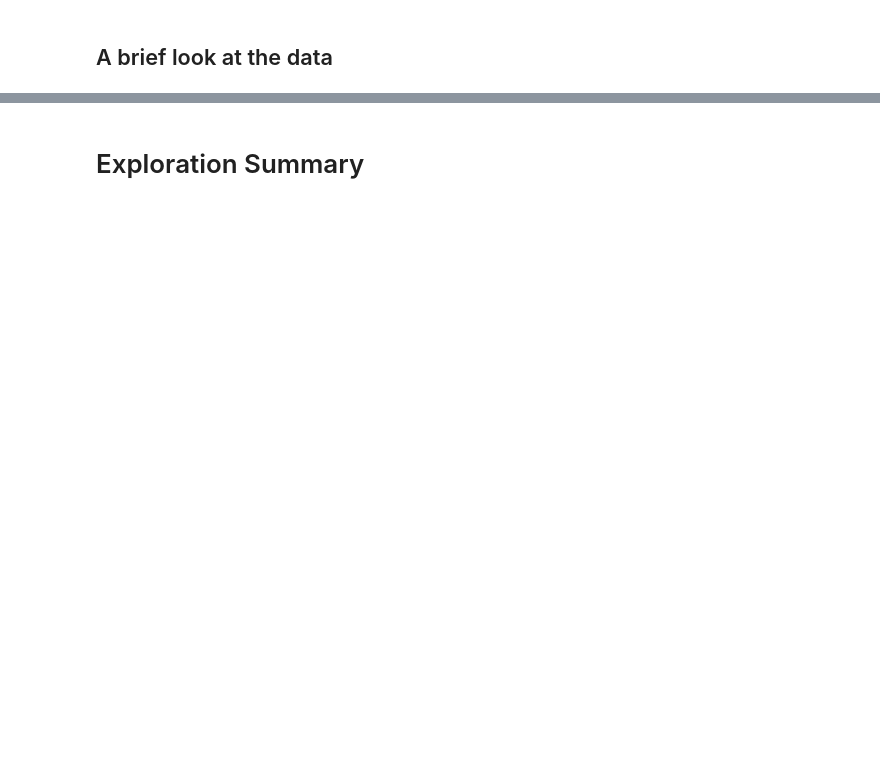
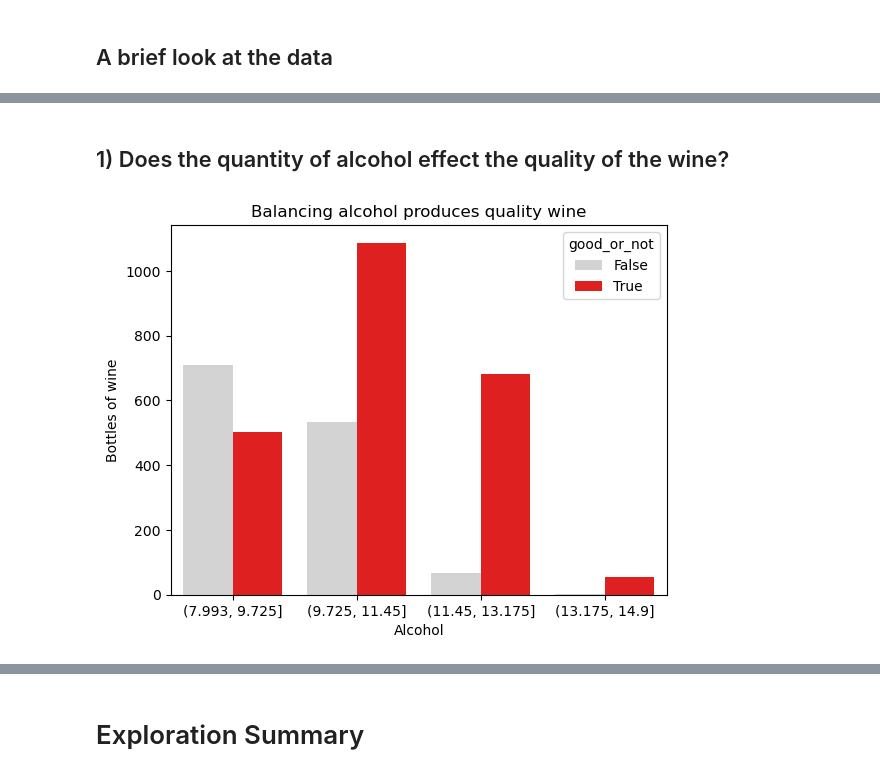
Before and after one commit to Fine-Wine/clustering-project-wine, a Jupyter notebook: clustering_project_final.ipynb, the cells around one changed output, grey strips where cells are left out. Saved outputs shown, nothing was run; the diff lists cells and outputs as text; code cells hidden in the pictures; blank space fills up the shorter version.

```diff
--- a/clustering_project_final.ipynb
+++ b/clustering_project_final.ipynb
@@ -21,30 +21,30 @@ from scipy import stats
 import math
 from math import sqrt
 import random
+from itertools import combinations
 
-#sklearn imports
+#sklearn and scipy imports
 from sklearn.model_selection import train_test_split
 import sklearn.preprocessing
 from sklearn.feature_selection import SelectKBest, f_regression, RFE
 from sklearn.linear_model import LinearRegression
 from sklearn.preprocessing import MinMaxScaler
 from sklearn.impute import SimpleImputer
-from sklearn.metrics import mean_squared_error
-from sklearn.linear_model import LassoLars
-from sklearn.preprocessing import PolynomialFeatures
-from sklearn.linear_model import TweedieRegressor
+from sklearn.cluster import KMeans
+from scipy.stats import ttest_1samp
 
 #custom imports
 
-import acquire
-# import prepare
+import acquire as a
+import prepare as p
+import new_lib as nl
 
 #filter out any noisy warning flags
 import warnings
 warnings.filterwarnings('ignore')
 
 # setting the seed
-a = random.seed(123)
+seed = random.seed(123)
 # %% [markdown]
 # Acquire
 
@@ -56,4 +56,4 @@ a = random.seed(123)
 - Each column represents information about the red or white wine
 # %%
 # Acquire Step
-wine_df = acquire.get_wine_data()
+wine = a.acquire_wine()
@@ -74,2 +74,6 @@ train, validate, test = prepare.prep_wine(df)
+# %%
+# preparing and splitting data into train, validate, test splits
+wine = p.prepare_wine(wine)
+train, val, test, X_train, y_train, X_val, y_val, X_test, y_test = nl.train_vailidate_test_split(wine, 'quality')
 # %% [markdown]
 # Data Dictionary
@@ -195,0 +120,8 @@ optimal_sf_stat_test
+# %% [markdown]
+## 1) Does the quantity of alcohol effect the quality of the wine?
+# %%
+# Visualization for quantity of alcohol
+alcohol = p.alcohol_visual(train)
+alcohol
+# %% [output]
+[figure, added]
```
Also changed, not shown: parts of 101 cells of this notebook.
